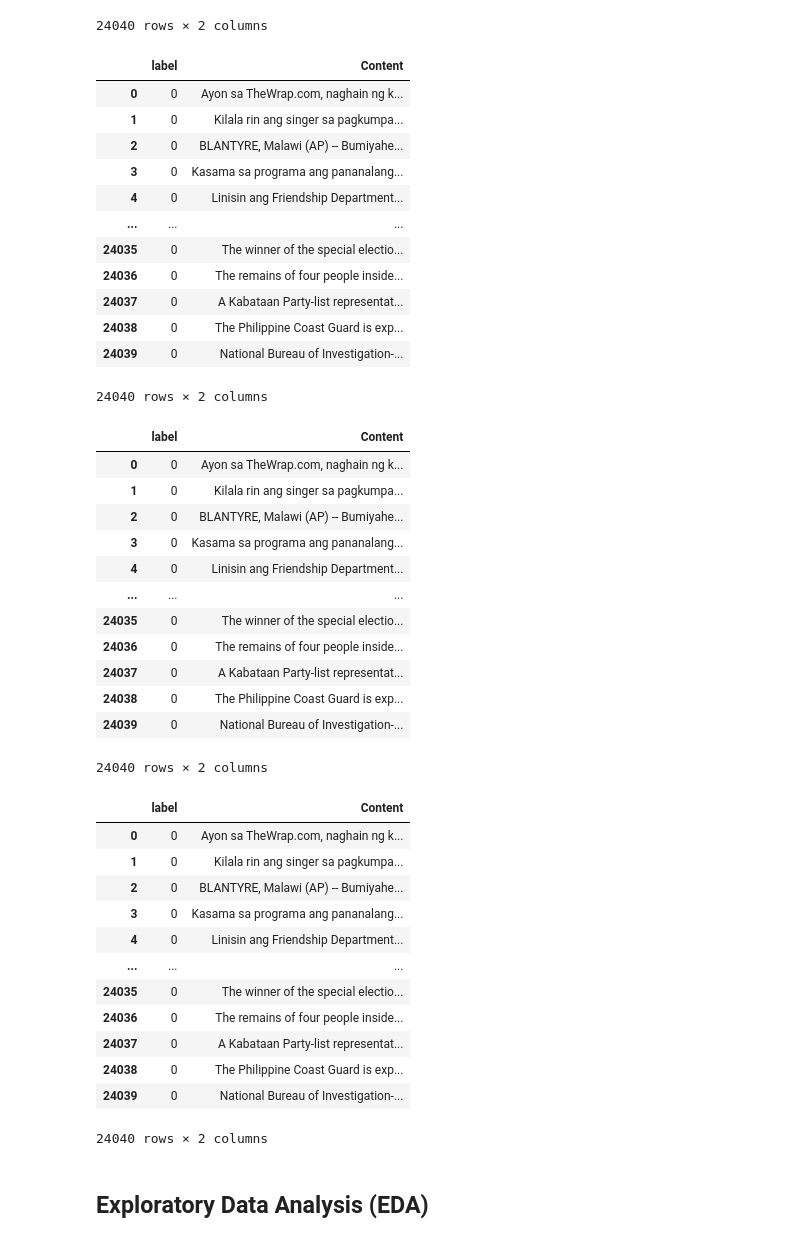
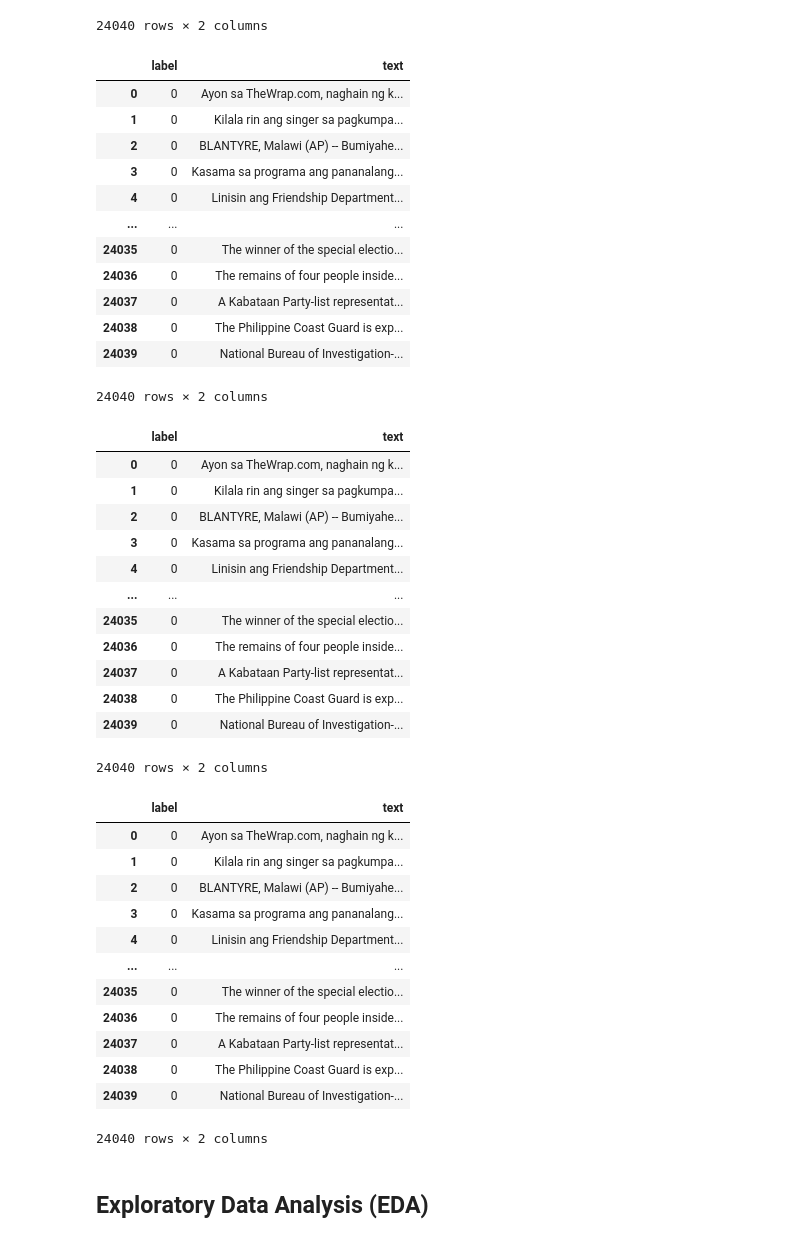
Before and after one commit to francheska-vicente/data102-fake-news, a Jupyter notebook: main.ipynb, the cells around one changed output. Saved outputs shown, nothing was run; the diff lists cells and outputs as text; code cells hidden in the pictures.

```diff
--- a/main.ipynb
+++ b/main.ipynb
@@ -188,16 +188,17 @@ df_news
 # %%
 # Preprocessing function to remove '\n' and '\t'
 def remove_newline_tab(text):
     if isinstance(text, str):
         return text.replace(r'\n', ' ').replace(r'\t', ' ')
     else:
         return text
 
 # Apply preprocessing to 'Content' column in df_news
-df_news['Content'] = df_news['Content'].apply(remove_newline_tab)
+df_news['text'] = df_news['Content'].apply(remove_newline_tab)
+df_news = df_news.drop ('Content', axis = 1)
 df_news
 # %% [output]
-|  | label | Content |
+|  | label | text |
 | 0 | 0 | Ayon sa TheWrap.com, naghain ng k... |
 | 1 | 0 | Kilala rin ang singer sa pagkumpa... |
 | 2 | 0 | BLANTYRE, Malawi (AP) -- Bumiyahe... |
@@ -220,10 +221,10 @@ def remove_links(text):
     return re.sub(url_pattern, '', text)
 
     # Apply preprocessing to 'Content' column in df_news
-df_news['Content'] = df_news['Content'].astype(str).apply(remove_links)
+df_news['text'] = df_news['text'].astype(str).apply(remove_links)
 df_news
 # %% [output]
-|  | label | Content |
+|  | label | text |
 | 0 | 0 | Ayon sa TheWrap.com, naghain ng k... |
 | 1 | 0 | Kilala rin ang singer sa pagkumpa... |
 | 2 | 0 | BLANTYRE, Malawi (AP) -- Bumiyahe... |
@@ -246,10 +247,10 @@ def remove_images(text):
 
     return cleaned_text
 
-df_news['Content'] = df_news['Content'].astype(str).apply(remove_images)
+df_news['text'] = df_news['text'].astype(str).apply(remove_images)
 df_news
 # %% [output]
-|  | label | Content |
+|  | label | text |
 | 0 | 0 | Ayon sa TheWrap.com, naghain ng k... |
 | 1 | 0 | Kilala rin ang singer sa pagkumpa... |
 | 2 | 0 | BLANTYRE, Malawi (AP) -- Bumiyahe... |
```
Also changed, not shown: parts of 14 cells of this notebook, 1 other file.
